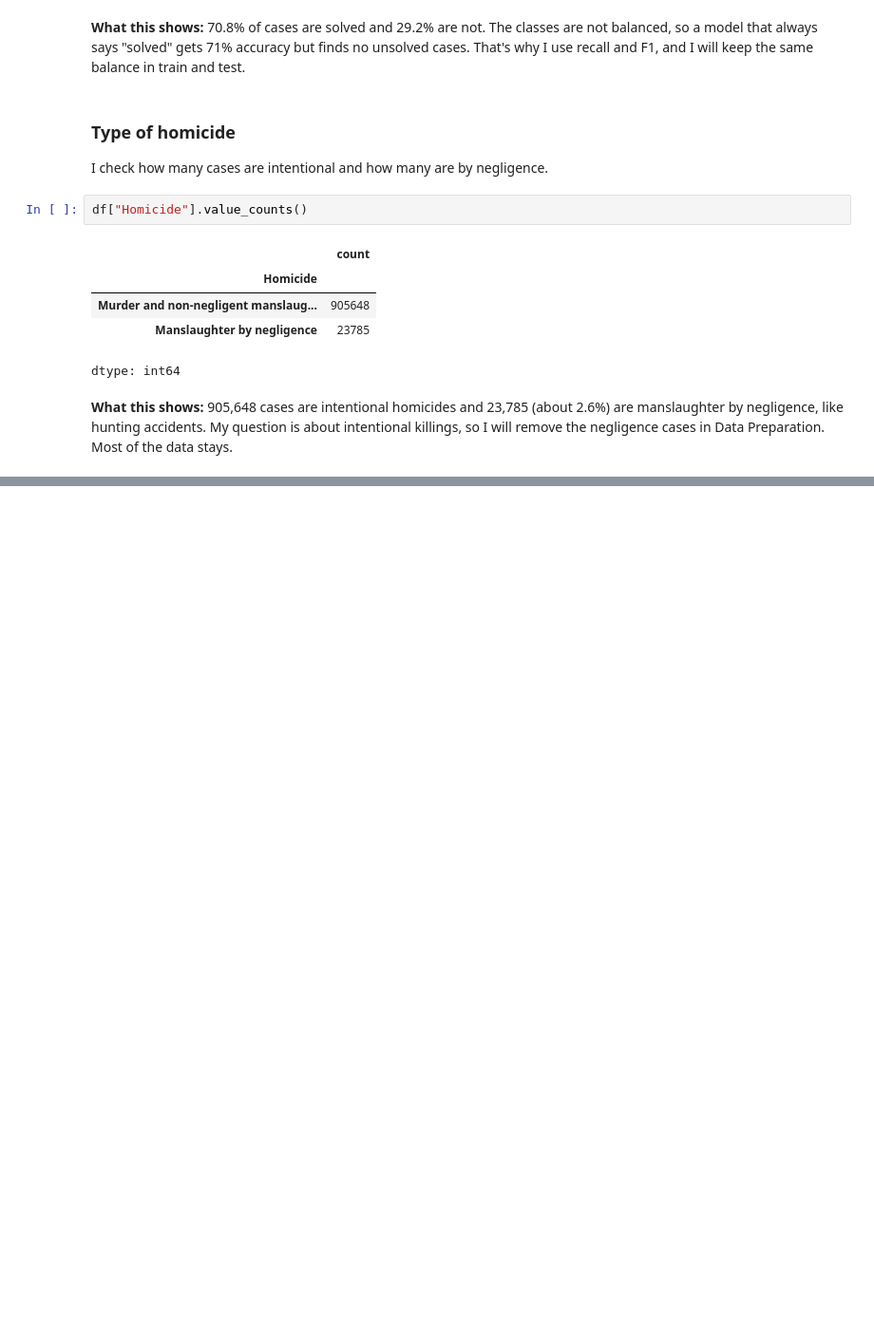
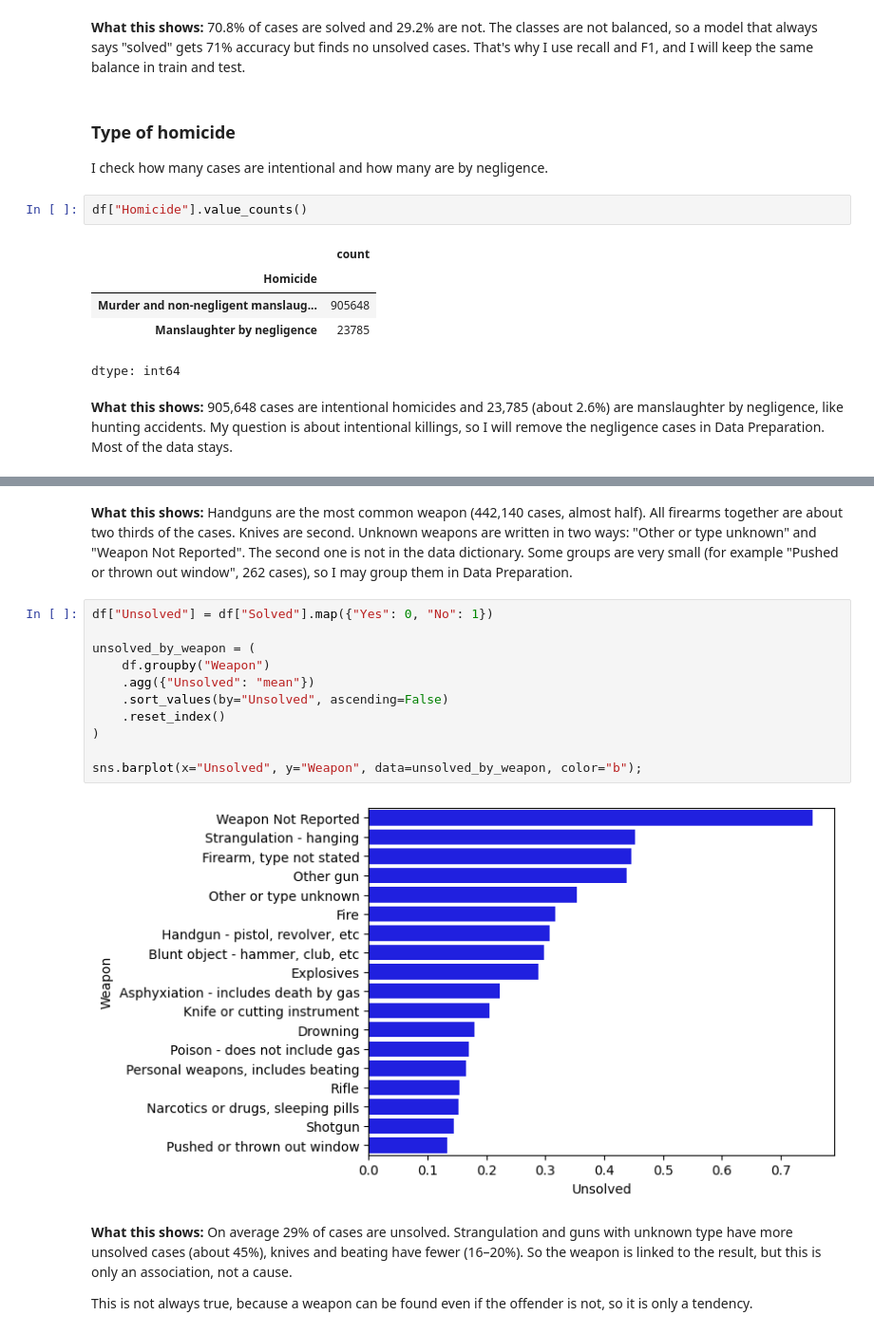
Before and after one commit to Anastasiia-hub0/unsolved-homicides-analysis, a Jupyter notebook: unsolved_homicides_analysis.ipynb, the cells around one changed output, grey strips where cells are left out. Shown at 95% size. Cells and saved outputs as stored; diff of their text form; blank space fills up the shorter version.

Commit message:
Add weapon frequencies and unsolved share by weapon

```diff
--- a/unsolved_homicides_analysis.ipynb
+++ b/unsolved_homicides_analysis.ipynb
@@ -265,0 +291,19 @@ dtype: int64
+# %% [markdown]
+**What this shows:** Handguns are the most common weapon (442,140 cases, almost half). All firearms together are about two thirds of the cases. Knives are second. Unknown weapons are written in two ways: "Other or type unknown" and "Weapon Not Reported". The second one is not in the data dictionary. Some groups are very small (for example "Pushed or thrown out window", 262 cases), so I may group them in Data Preparation.
+# %%
+df["Unsolved"] = df["Solved"].map({"Yes": 0, "No": 1})
+
+unsolved_by_weapon = (
+    df.groupby("Weapon")
+    .agg({"Unsolved": "mean"})
+    .sort_values(by="Unsolved", ascending=False)
+    .reset_index()
+)
+
+sns.barplot(x="Unsolved", y="Weapon", data=unsolved_by_weapon, color="b");
+# %% [output]
+[figure, added]
+# %% [markdown]
+**What this shows:** On average 29% of cases are unsolved. Strangulation and guns with unknown type have more unsolved cases (about 45%), knives and beating have fewer (16–20%). So the weapon is linked to the result, but this is only an association, not a cause.
+
+This is not always true, because a weapon can be found even if the offender is not, so it is only a tendency.
```
Also changed, not shown: parts of 2 cells of this notebook.
